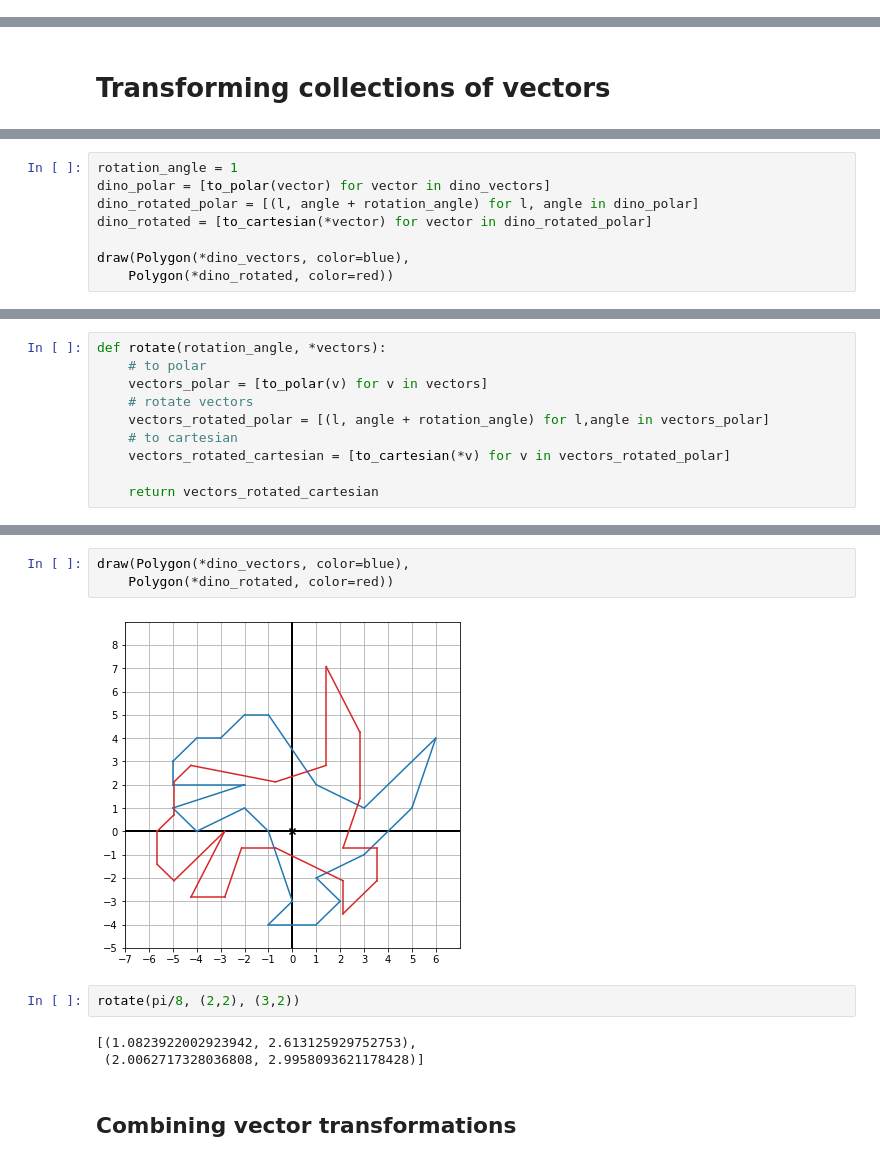
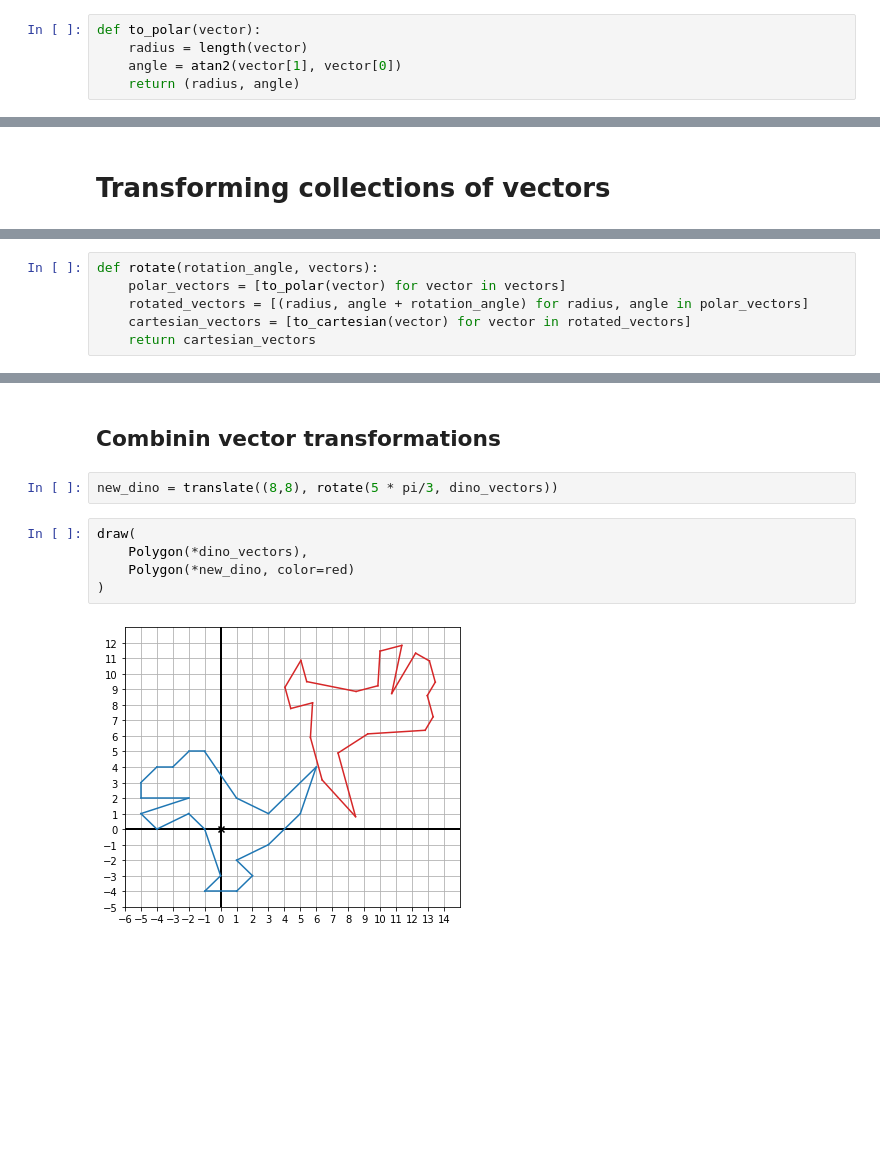
Before and after one commit to saradhimpardha/math_for_programmers, a Jupyter notebook: chapter_02/ch02_exercises.ipynb, the cells around one changed output, grey strips where cells are left out. Saved outputs shown, nothing was run; the diff lists cells and outputs as text; blank space fills up the shorter version.

```diff
--- a/chapter_02/ch02_exercises.ipynb
+++ b/chapter_02/ch02_exercises.ipynb
@@ -373,0 +399,5 @@ atan2(3,-2)
+# %%
+def to_polar(vector):
+    radius = length(vector)
+    angle = atan2(vector[1], vector[0])
+    return (radius, angle)
@@ -437,8 +618,6 @@ draw(
 # %%
-rotation_angle = 1
-dino_polar = [to_polar(vector) for vector in dino_vectors]
-dino_rotated_polar = [(l, angle + rotation_angle) for l, angle in dino_polar]
-dino_rotated = [to_cartesian(*vector) for vector in dino_rotated_polar]
-
-draw(Polygon(*dino_vectors, color=blue),
-    Polygon(*dino_rotated, color=red))
+def rotate(rotation_angle, vectors):
+    polar_vectors = [to_polar(vector) for vector in vectors]
+    rotated_vectors = [(radius, angle + rotation_angle) for radius, angle in polar_vectors]
+    cartesian_vectors = [to_cartesian(vector) for vector in rotated_vectors]
+    return cartesian_vectors
@@ -447,10 +623,0 @@ draw(Polygon(*dino_vectors, color=blue),
-# %%
-def rotate(rotation_angle, *vectors):
-    # to polar
-    vectors_polar = [to_polar(v) for v in vectors]
-    # rotate vectors
-    vectors_rotated_polar = [(l, angle + rotation_angle) for l,angle in vectors_polar]
-    # to cartesian
-    vectors_rotated_cartesian = [to_cartesian(*v) for v in vectors_rotated_polar]
-
-    return vectors_rotated_cartesian
@@ -459,12 +650,11 @@ dino_rotated = rotate(pi/4, *dino_vectors)
+# %% [markdown]
+## Combinin vector transformations
+# %%
+new_dino = translate((8,8), rotate(5 * pi/3, dino_vectors))
 # %%
-draw(Polygon(*dino_vectors, color=blue),
-    Polygon(*dino_rotated, color=red))
+draw(
+    Polygon(*dino_vectors),
+    Polygon(*new_dino, color=red)
+)
 # %% [output]
-[figure, old version]
+[figure, new version]
-# %%
-rotate(pi/8, (2,2), (3,2))
-# %% [output]
-[(1.0823922002923942, 2.613125929752753),
- (2.0062717328036808, 2.9958093621178428)]
-# %% [markdown]
-## Combining vector transformations
```
Also changed, not shown: parts of 103 cells of this notebook.
